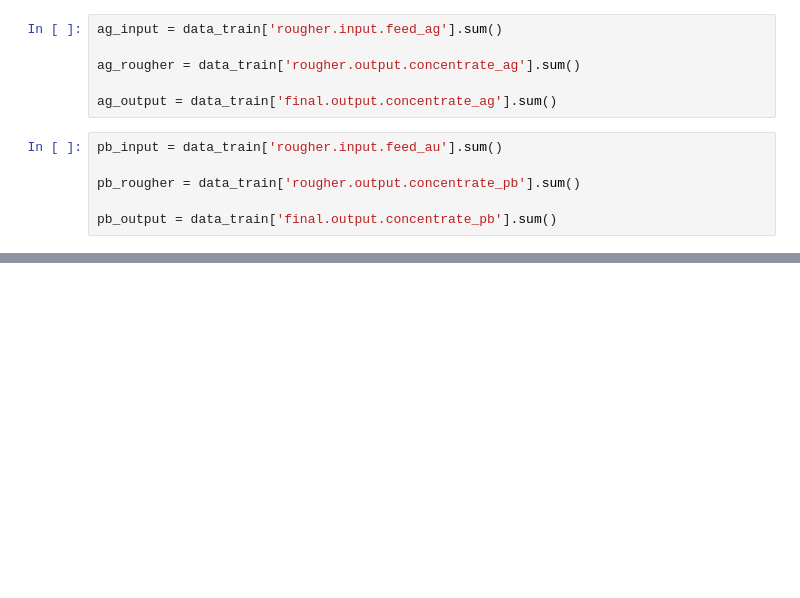
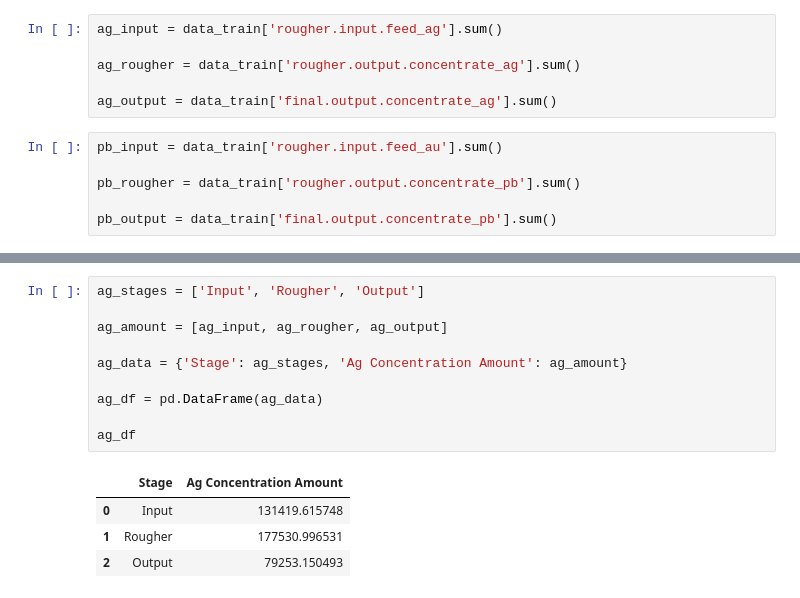
Before and after one commit to BLacuesta3/Sprint-10-Project, a Jupyter notebook: Sprint 10 Project Notebook.ipynb, the cells around one changed output, grey strips where cells are left out. Saved outputs shown, nothing was run; the diff lists cells and outputs as text; blank space fills up the shorter version.

```diff
--- a/Sprint 10 Project Notebook.ipynb
+++ b/Sprint 10 Project Notebook.ipynb
@@ -513,0 +525,15 @@ pb_output = data_train['final.output.concentrate_pb'].sum()
+# %%
+ag_stages = ['Input', 'Rougher', 'Output']
+
+ag_amount = [ag_input, ag_rougher, ag_output]
+
+ag_data = {'Stage': ag_stages, 'Ag Concentration Amount': ag_amount}
+
+ag_df = pd.DataFrame(ag_data)
+
+ag_df
+# %% [output]
+|  | Stage | Ag Concentration Amount |
+| 0 | Input | 131419.615748 |
+| 1 | Rougher | 177530.996531 |
+| 2 | Output | 79253.150493 |
```
Also changed, not shown: parts of 7 cells of this notebook.
